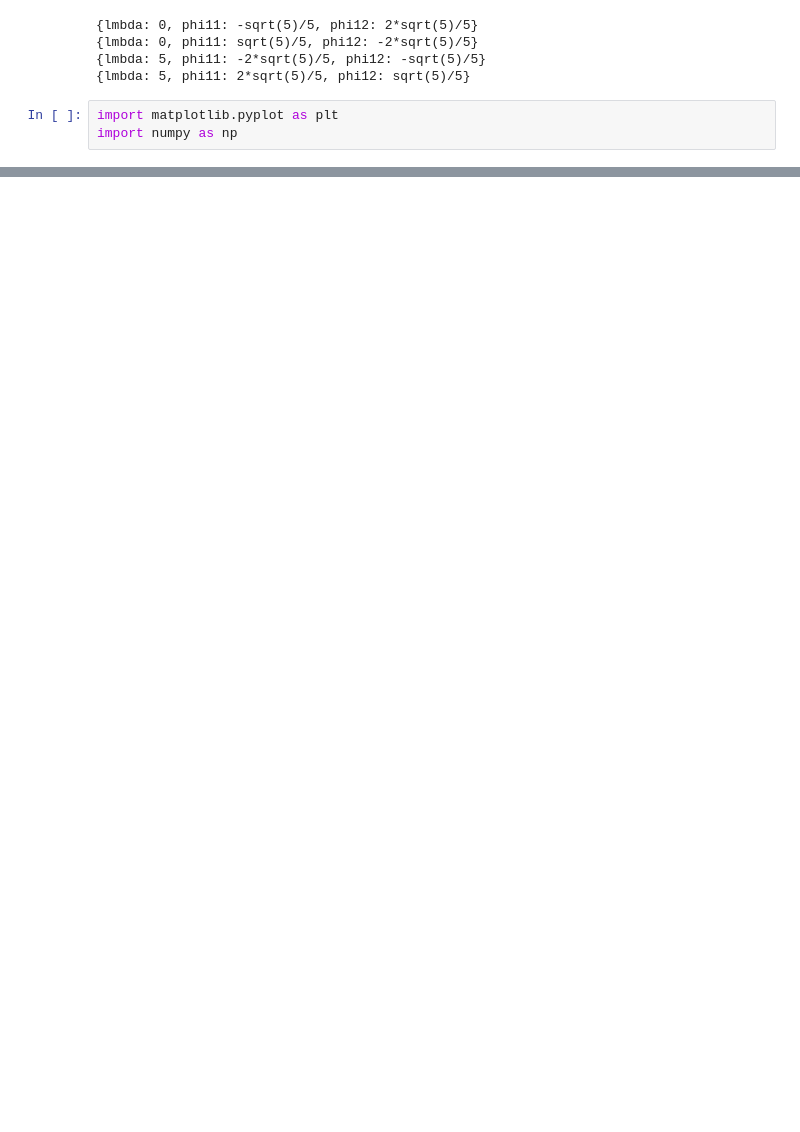
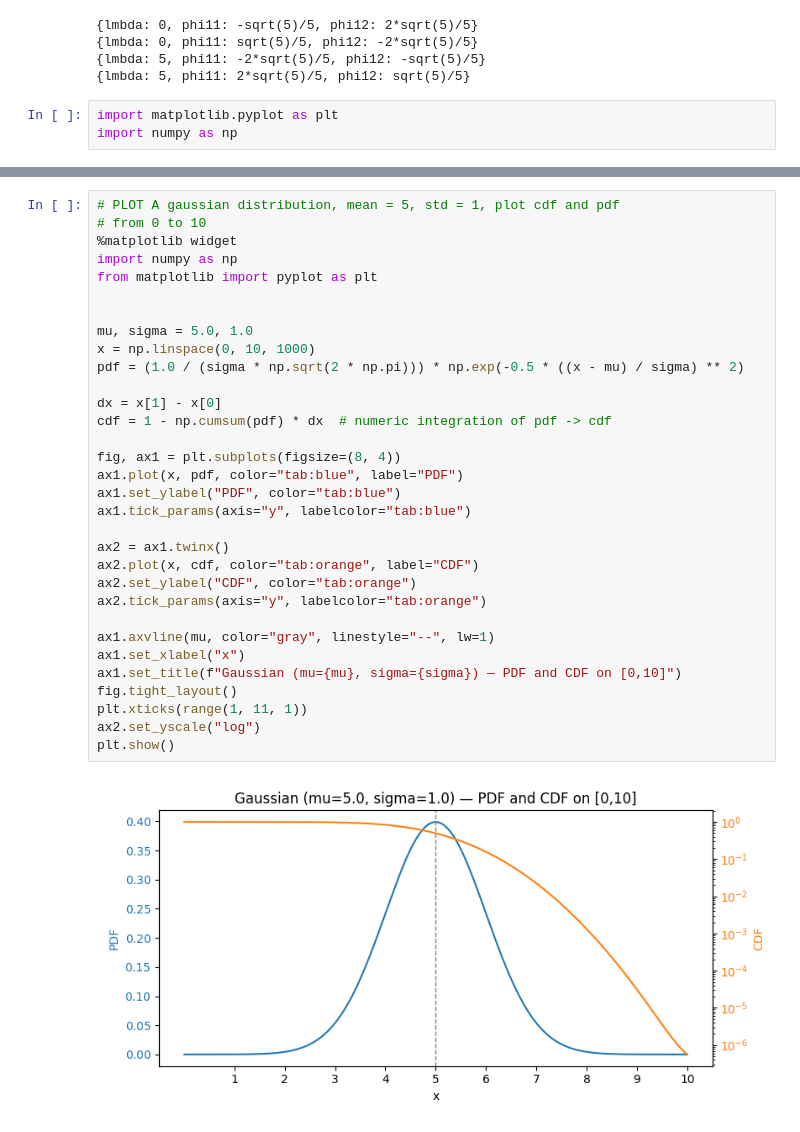
Before and after one commit to punsii/ama_ws25, a Jupyter notebook: notebooks/labs/mda_lab02_pca.ipynb, the cells around one changed output, grey strips where cells are left out. Saved outputs shown, nothing was run; the diff lists cells and outputs as text; blank space fills up the shorter version.

```diff
--- a/notebooks/labs/mda_lab02_pca.ipynb
+++ b/notebooks/labs/mda_lab02_pca.ipynb
@@ -58,3 +61,37 @@ plt.legend()
 plt.show()
 # %% [output]
 [figure]
+# %%
+# PLOT A gaussian distribution, mean = 5, std = 1, plot cdf and pdf
+# from 0 to 10
+%matplotlib widget
+import numpy as np
+from matplotlib import pyplot as plt
+
+
+mu, sigma = 5.0, 1.0
+x = np.linspace(0, 10, 1000)
+pdf = (1.0 / (sigma * np.sqrt(2 * np.pi))) * np.exp(-0.5 * ((x - mu) / sigma) ** 2)
+
+dx = x[1] - x[0]
+cdf = 1 - np.cumsum(pdf) * dx  # numeric integration of pdf -> cdf
+
+fig, ax1 = plt.subplots(figsize=(8, 4))
+ax1.plot(x, pdf, color="tab:blue", label="PDF")
+ax1.set_ylabel("PDF", color="tab:blue")
+ax1.tick_params(axis="y", labelcolor="tab:blue")
+
+ax2 = ax1.twinx()
+ax2.plot(x, cdf, color="tab:orange", label="CDF")
+ax2.set_ylabel("CDF", color="tab:orange")
+ax2.tick_params(axis="y", labelcolor="tab:orange")
+
+ax1.axvline(mu, color="gray", linestyle="--", lw=1)
+ax1.set_xlabel("x")
+ax1.set_title(f"Gaussian (mu={mu}, sigma={sigma}) — PDF and CDF on [0,10]")
+fig.tight_layout()
+plt.xticks(range(1, 11, 1))
+ax2.set_yscale("log")
+plt.show()
+# %% [output]
+[figure, added]
```
Also changed, not shown: parts of 3 cells of this notebook, 12 other files.
